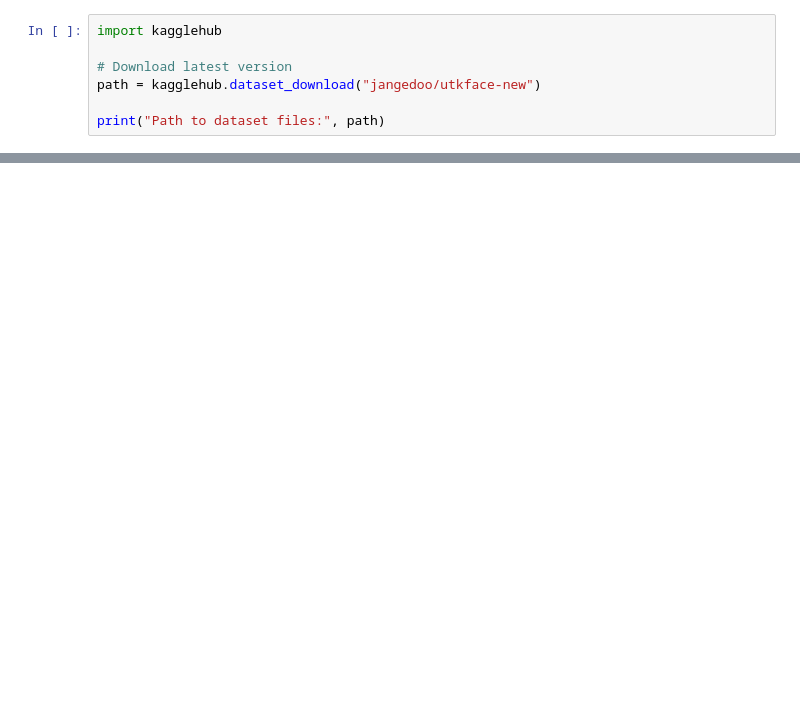
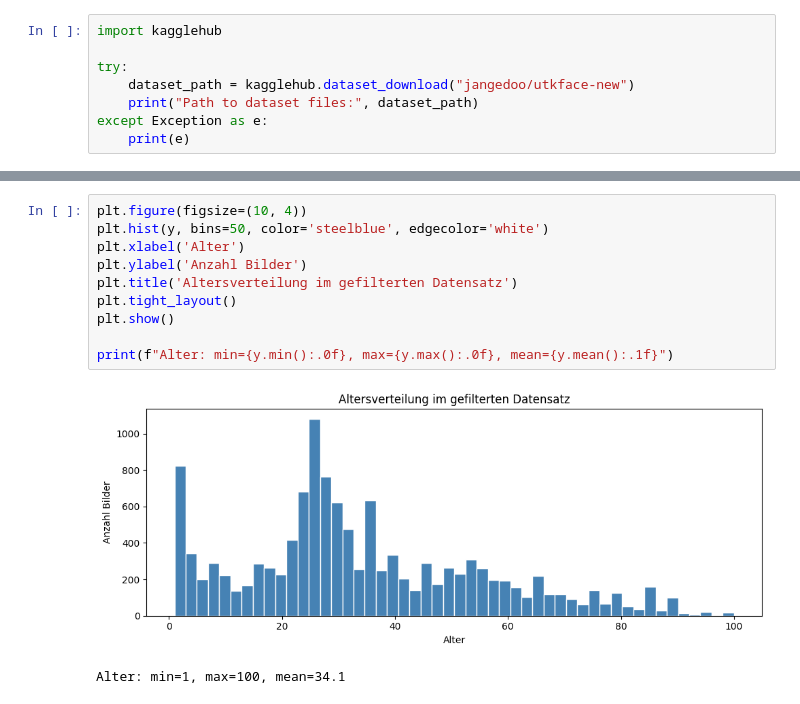
Before and after one commit to kaanguen/AgeLens, a Jupyter notebook: notebooks/AgeLens.ipynb, the cells around one changed output, grey strips where cells are left out. Saved outputs shown, nothing was run; the diff lists cells and outputs as text; blank space fills up the shorter version.

```diff
--- a/notebooks/AgeLens.ipynb
+++ b/notebooks/AgeLens.ipynb
@@ -29,8 +1,9 @@ from tensorflow.keras.layers import Dense
 # %%
 import kagglehub
 
-# Download latest version
-path = kagglehub.dataset_download("jangedoo/utkface-new")
-
-print("Path to dataset files:", path)
+try:
+    dataset_path = kagglehub.dataset_download("jangedoo/utkface-new")
+    print("Path to dataset files:", dataset_path)
+except Exception as e:
+    print(e)
 # %% [output]
@@ -391,0 +95,13 @@ Epoch 30/30
+# %%
+plt.figure(figsize=(10, 4))
+plt.hist(y, bins=50, color='steelblue', edgecolor='white')
+plt.xlabel('Alter')
+plt.ylabel('Anzahl Bilder')
+plt.title('Altersverteilung im gefilterten Datensatz')
+plt.tight_layout()
+plt.show()
+
+print(f"Alter: min={y.min():.0f}, max={y.max():.0f}, mean={y.mean():.1f}")
+# %% [output]
+[figure, added]
+Alter: min=1, max=100, mean=34.1
```
Also changed, not shown: parts of 26 cells of this notebook, 7 other files.
